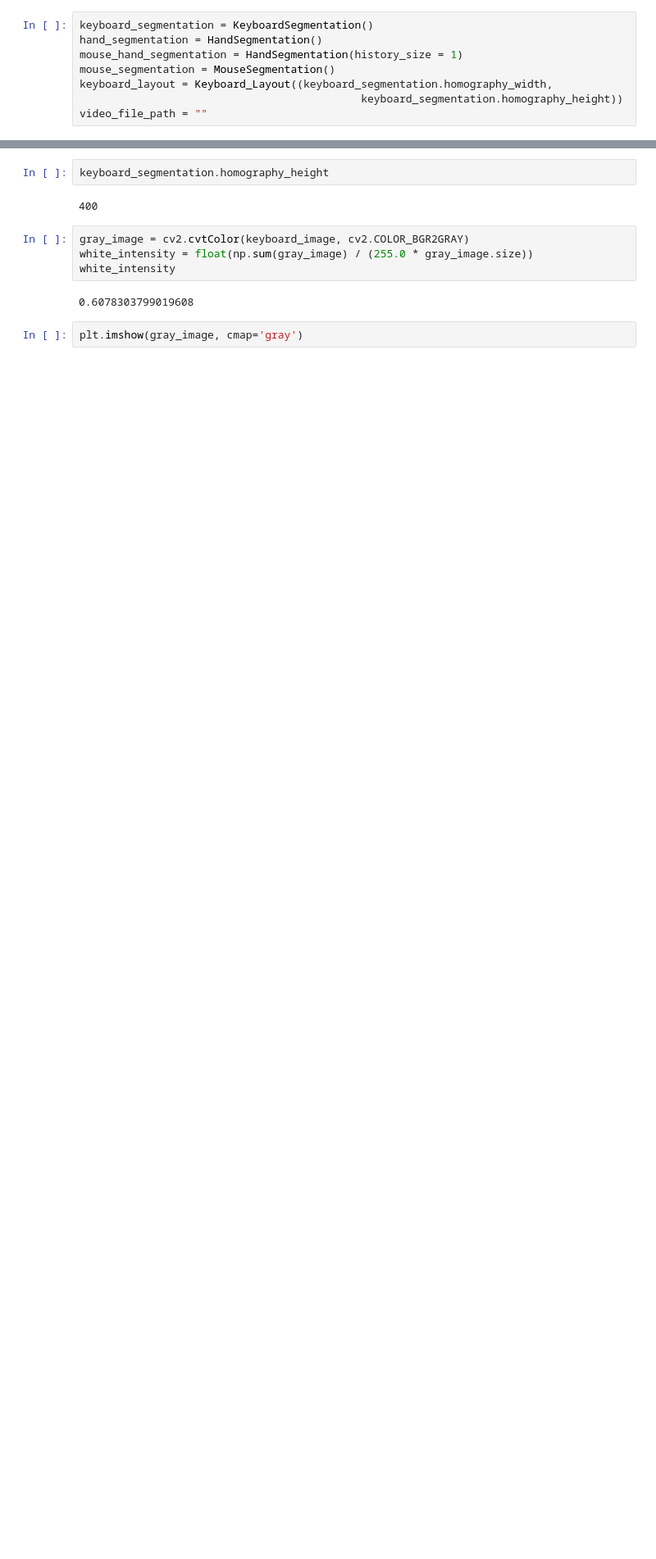
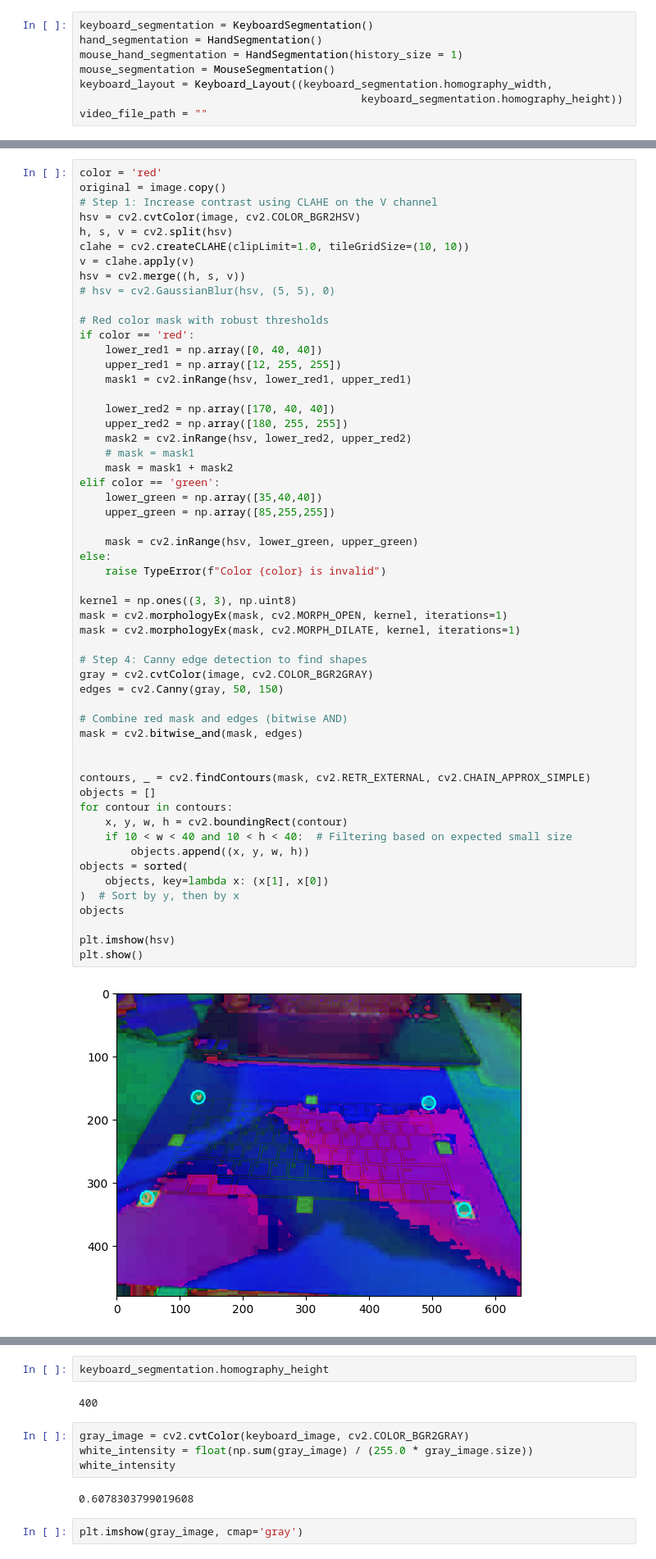
Before and after one commit to orslup/Project_A, a Jupyter notebook: manual_flow_test.ipynb, the cells around one changed output, grey strips where cells are left out. Shown at 82% size. Drawn from its saved outputs; the diff is of its cells as text; blank space fills up the shorter version.

```diff
--- a/manual_flow_test.ipynb
+++ b/manual_flow_test.ipynb
@@ -78,0 +95,57 @@ keyboard_image = keyboard_segmentation._project_keyboard_image(image, keyboard_s
+# %%
+color = 'red'
+original = image.copy()
+# Step 1: Increase contrast using CLAHE on the V channel
+hsv = cv2.cvtColor(image, cv2.COLOR_BGR2HSV)
+h, s, v = cv2.split(hsv)
+clahe = cv2.createCLAHE(clipLimit=1.0, tileGridSize=(10, 10))
+v = clahe.apply(v)
+hsv = cv2.merge((h, s, v))
+# hsv = cv2.GaussianBlur(hsv, (5, 5), 0)
+
+# Red color mask with robust thresholds
+if color == 'red':
+    lower_red1 = np.array([0, 40, 40])
+    upper_red1 = np.array([12, 255, 255])
+    mask1 = cv2.inRange(hsv, lower_red1, upper_red1)
+
+    lower_red2 = np.array([170, 40, 40])
+    upper_red2 = np.array([180, 255, 255])
+    mask2 = cv2.inRange(hsv, lower_red2, upper_red2)
+    # mask = mask1
+    mask = mask1 + mask2
+elif color == 'green':
+    lower_green = np.array([35,40,40])
+    upper_green = np.array([85,255,255])
+
+    mask = cv2.inRange(hsv, lower_green, upper_green)
+else:
+    raise TypeError(f"Color {color} is invalid")
+
+kernel = np.ones((3, 3), np.uint8)
+mask = cv2.morphologyEx(mask, cv2.MORPH_OPEN, kernel, iterations=1)
+mask = cv2.morphologyEx(mask, cv2.MORPH_DILATE, kernel, iterations=1)
+
+# Step 4: Canny edge detection to find shapes
+gray = cv2.cvtColor(image, cv2.COLOR_BGR2GRAY)
+edges = cv2.Canny(gray, 50, 150)
+
+# Combine red mask and edges (bitwise AND)
+mask = cv2.bitwise_and(mask, edges)
+
+
+contours, _ = cv2.findContours(mask, cv2.RETR_EXTERNAL, cv2.CHAIN_APPROX_SIMPLE)
+objects = []
+for contour in contours:
+    x, y, w, h = cv2.boundingRect(contour)
+    if 10 < w < 40 and 10 < h < 40:  # Filtering based on expected small size
+        objects.append((x, y, w, h))
+objects = sorted(
+    objects, key=lambda x: (x[1], x[0])
+)  # Sort by y, then by x
+objects
+
+plt.imshow(hsv)
+plt.show()
+# %% [output]
+[figure, added]
```
Also changed, not shown: parts of 13 cells of this notebook.
